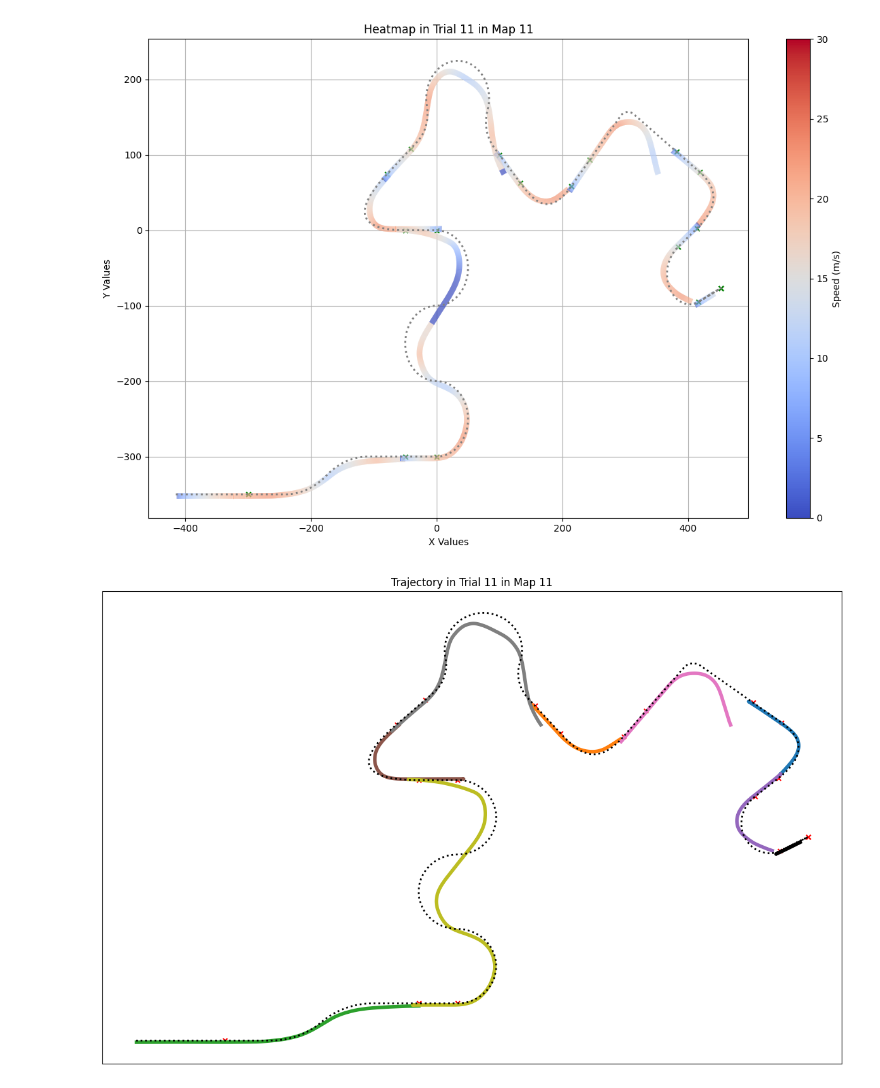
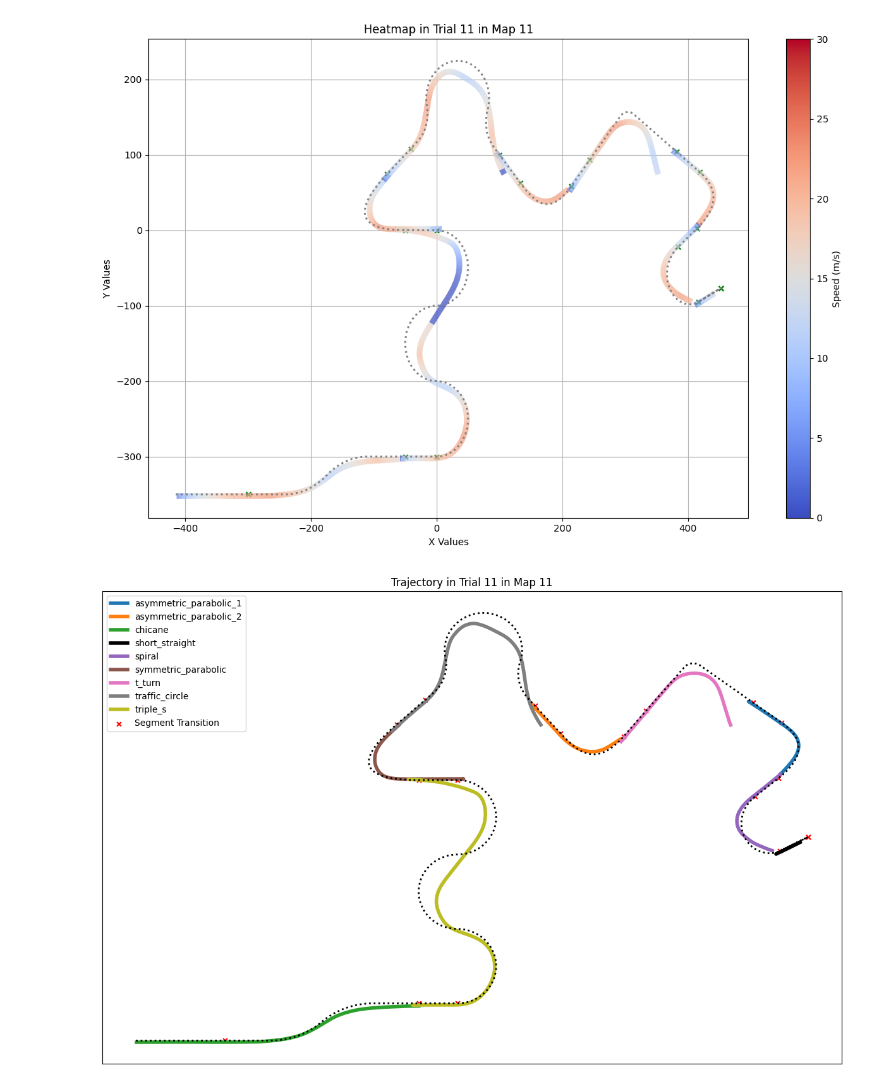
Before and after one commit to GraceRoessling/driving_exp_1_analyses, a Jupyter notebook: experiment_analyses/jupyter_notebooks/Get_subject_data.ipynb, the cells around one changed output. Drawn from its saved outputs; the diff is of its cells as text; code cells hidden in the pictures.

```diff
--- a/experiment_analyses/jupyter_notebooks/Get_subject_data.ipynb
+++ b/experiment_analyses/jupyter_notebooks/Get_subject_data.ipynb
@@ -196,37 +196,37 @@ dark_cmap = plt.get_cmap('tab10')  # You can also try 'Set1', 'Dark2', or 'tab20
 color_dict = {segment: dark_cmap(i % 10) for i, segment in enumerate(unique_segments)}
 
 # Plot each segment
 plt.figure(figsize=(12, 8))
 short_straight_plotted = False
 
 for segment in unique_segments:
     segment_df = camera_position_df[camera_position_df["current_track_piece"] == segment]
     if trial_number == 10:
         segment_df = dataframe_helper_functions.trim_trial_11_hiccups(segment_df)
 
     if 'short_straight' in segment:
         color = 'black'
         label = "short_straight" if not short_straight_plotted else "_nolegend_"
         short_straight_plotted = True
     else:
         color = color_dict[segment]
         label = segment
 
     plt.plot(segment_df["pos_x"], segment_df["pos_z"], label=label, color=color, lw=4)
 
 # Plot centerline and transition points
 plt.plot(track_centerline_x, track_centerline_y, color='black', linestyle='dotted', lw=2)
 plt.scatter(transition_points["x"], transition_points["y"], color='red', marker='x', s=25, label="Segment Transition")
 plt.title(f'Trajectory in Trial {trial_number+1} in Map {trial_map_number}')
 plt.xticks([])  # Removes X-axis numbers
 plt.yticks([])
 plt.grid(True)
 plt.tight_layout()
-#plt.legend()
-#plt.show()
-plt.savefig("C:/Users/graci/Dropbox/PAndA/Thesis Experiment 2/presentations/r_figures/familiar_subj_5.svg", format="svg")
+plt.legend()
+plt.show()
+#plt.savefig("C:/Users/graci/Dropbox/PAndA/Thesis Experiment 2/presentations/r_figures/familiar_subj_5.svg", format="svg")
 # %% [output]
-[figure, old version]
+[figure, new version]
 # %%
 
 
```
Also changed, not shown: 14 other files.
